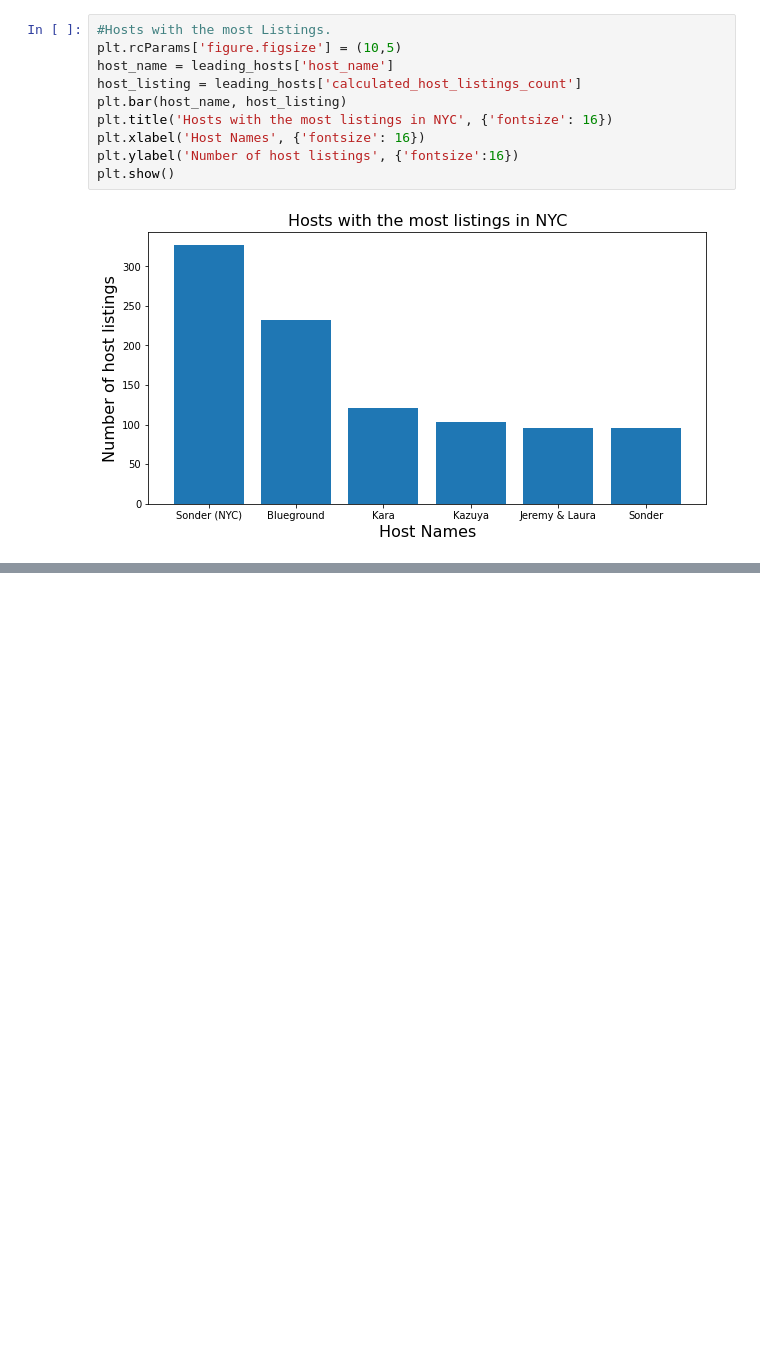
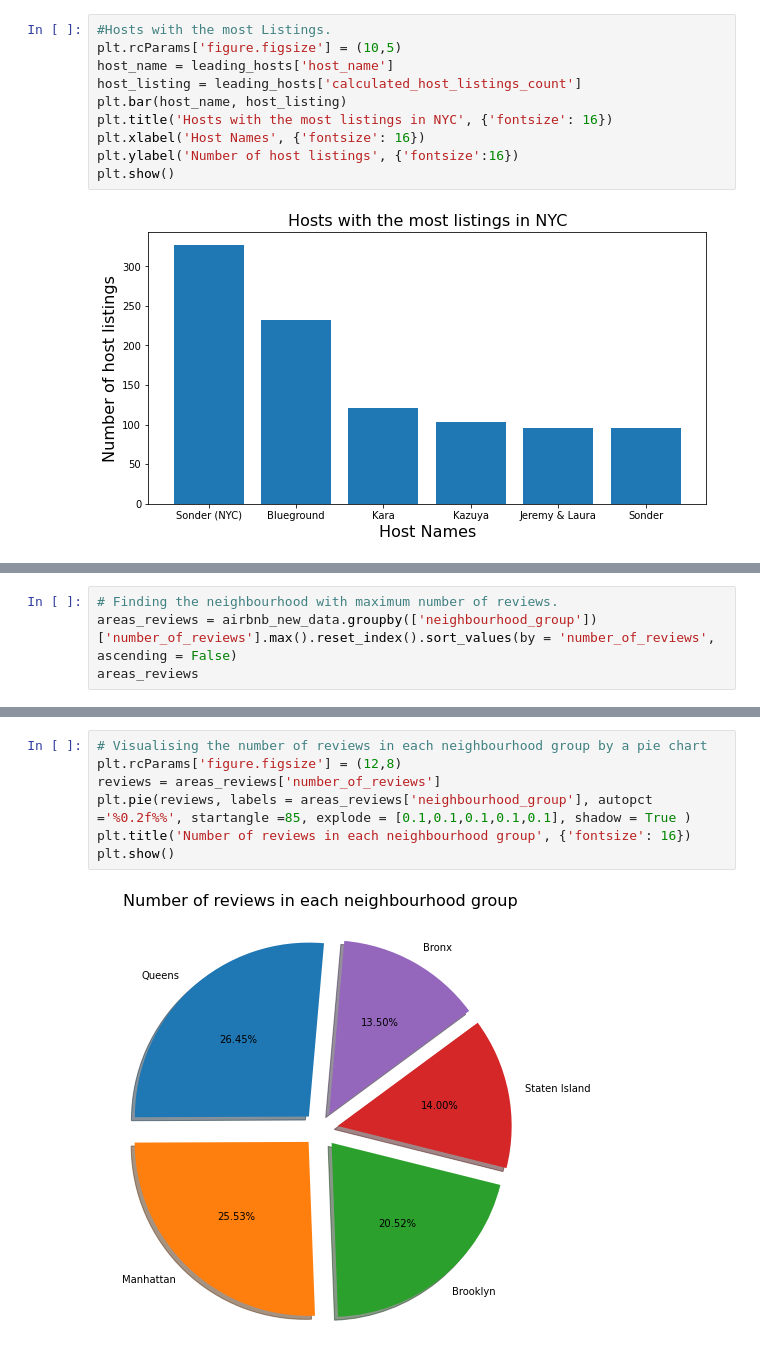
Before and after one commit to Jbdpalle/AirbBnb-Data-Analyiss, a Jupyter notebook: AirBnB_Data_Analysis.ipynb, the cells around one changed output, grey strips where cells are left out. Drawn from its saved outputs; the diff is of its cells as text; blank space fills up the shorter version.

```diff
--- a/AirBnB_Data_Analysis.ipynb
+++ b/AirBnB_Data_Analysis.ipynb
@@ -250,0 +274,4 @@ plt.show()
+# %%
+# Finding the neighbourhood with maximum number of reviews.
+areas_reviews = airbnb_new_data.groupby(['neighbourhood_group'])['number_of_reviews'].max().reset_index().sort_values(by = 'number_of_reviews', ascending = False)
+areas_reviews
@@ -250,0 +285,9 @@ plt.show()
+# %%
+# Visualising the number of reviews in each neighbourhood group by a pie chart
+plt.rcParams['figure.figsize'] = (12,8)
+reviews = areas_reviews['number_of_reviews']
+plt.pie(reviews, labels = areas_reviews['neighbourhood_group'], autopct ='%0.2f%%', startangle =85, explode = [0.1,0.1,0.1,0.1,0.1], shadow = True )
+plt.title('Number of reviews in each neighbourhood group', {'fontsize': 16})
+plt.show()
+# %% [output]
+[figure, added]
```
Also changed, not shown: parts of 10 cells of this notebook.
